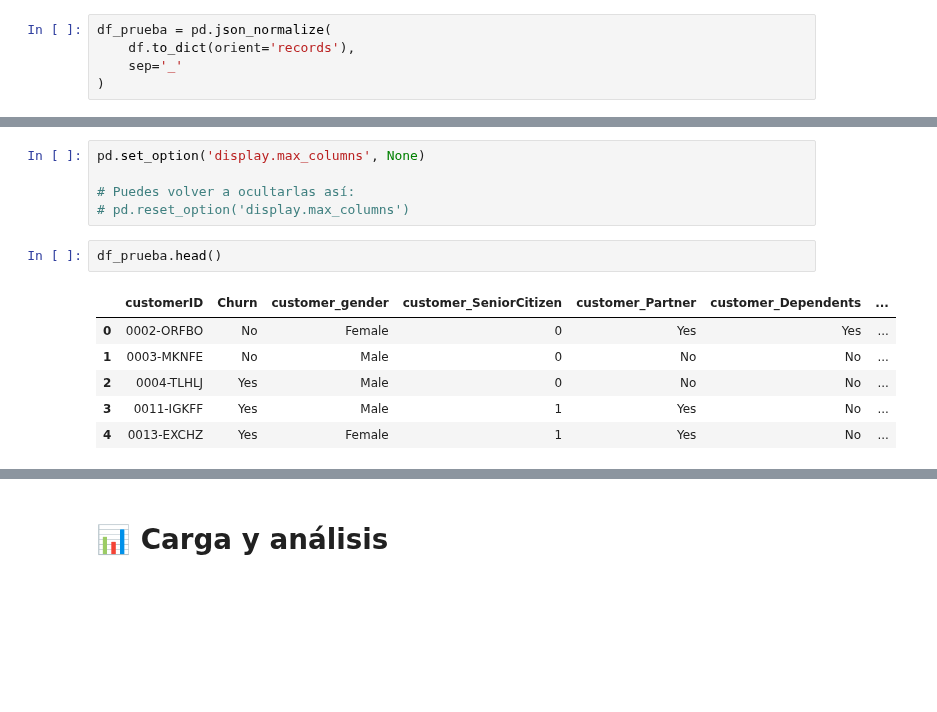
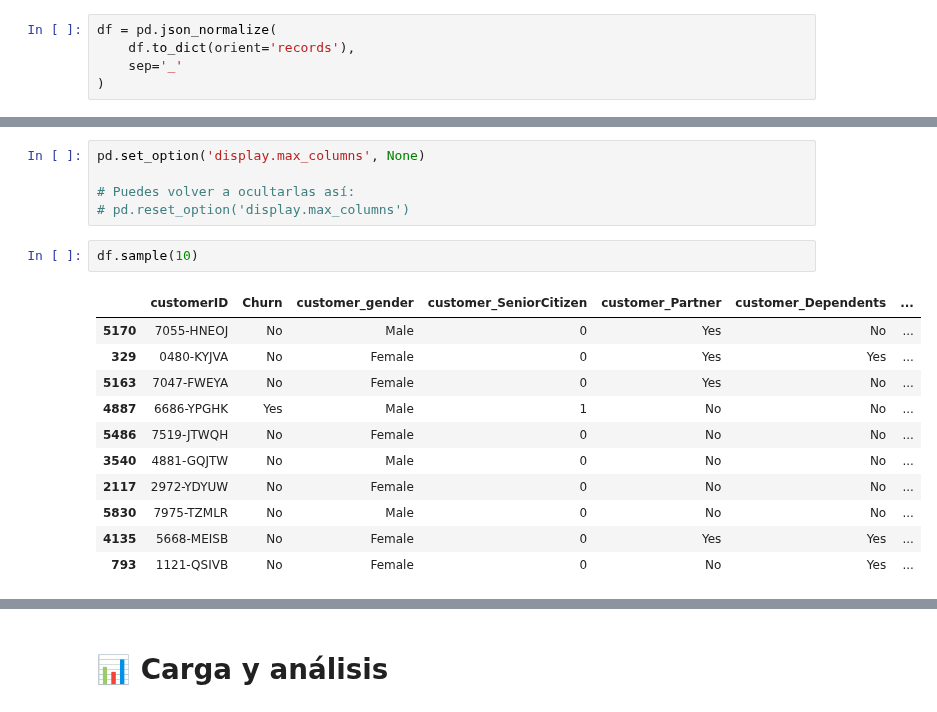
Before and after one commit to Liuz8/ETL-Oracle-Curso, a Jupyter notebook: TelecomX_LATAM.ipynb, the cells around one changed output, grey strips where cells are left out. Saved outputs shown, nothing was run; the diff lists cells and outputs as text; blank space fills up the shorter version.

```diff
--- a/TelecomX_LATAM.ipynb
+++ b/TelecomX_LATAM.ipynb
@@ -88,7 +89,7 @@ array(['No', 'Yes', ''], dtype=object)
 # %% [markdown]
 ## Normalize para desglosar todo
 # %%
-df_prueba = pd.json_normalize(
+df = pd.json_normalize(
     df.to_dict(orient='records'),
     sep='_'
 )
@@ -125,12 +125,17 @@ pd.set_option('display.max_columns', None)
 
 # Puedes volver a ocultarlas así:
 # pd.reset_option('display.max_columns')
-# %%
-df_prueba.head()
-# %% [output]
-|  | customerID | Churn | customer_gender | customer_SeniorCitizen | customer_Partner | customer_Dependents | ... |
-| 0 | 0002-ORFBO | No | Female | 0 | Yes | Yes | ... |
-| 1 | 0003-MKNFE | No | Male | 0 | No | No | ... |
-| 2 | 0004-TLHLJ | Yes | Male | 0 | No | No | ... |
-| 3 | 0011-IGKFF | Yes | Male | 1 | Yes | No | ... |
-| 4 | 0013-EXCHZ | Yes | Female | 1 | Yes | No | ... |
+# %%
+df.sample(10)
+# %% [output]
+|  | customerID | Churn | customer_gender | customer_SeniorCitizen | customer_Partner | customer_Dependents | ... |
+| 5170 | 7055-HNEOJ | No | Male | 0 | Yes | No | ... |
+| 329 | 0480-KYJVA | No | Female | 0 | Yes | Yes | ... |
+| 5163 | 7047-FWEYA | No | Female | 0 | Yes | No | ... |
+| 4887 | 6686-YPGHK | Yes | Male | 1 | No | No | ... |
+| 5486 | 7519-JTWQH | No | Female | 0 | No | No | ... |
+| 3540 | 4881-GQJTW | No | Male | 0 | No | No | ... |
+| 2117 | 2972-YDYUW | No | Female | 0 | No | No | ... |
+| 5830 | 7975-TZMLR | No | Male | 0 | No | No | ... |
+| 4135 | 5668-MEISB | No | Female | 0 | Yes | Yes | ... |
+| 793 | 1121-QSIVB | No | Female | 0 | No | Yes | ... |
```
Also changed, not shown: parts of 20 cells of this notebook.
